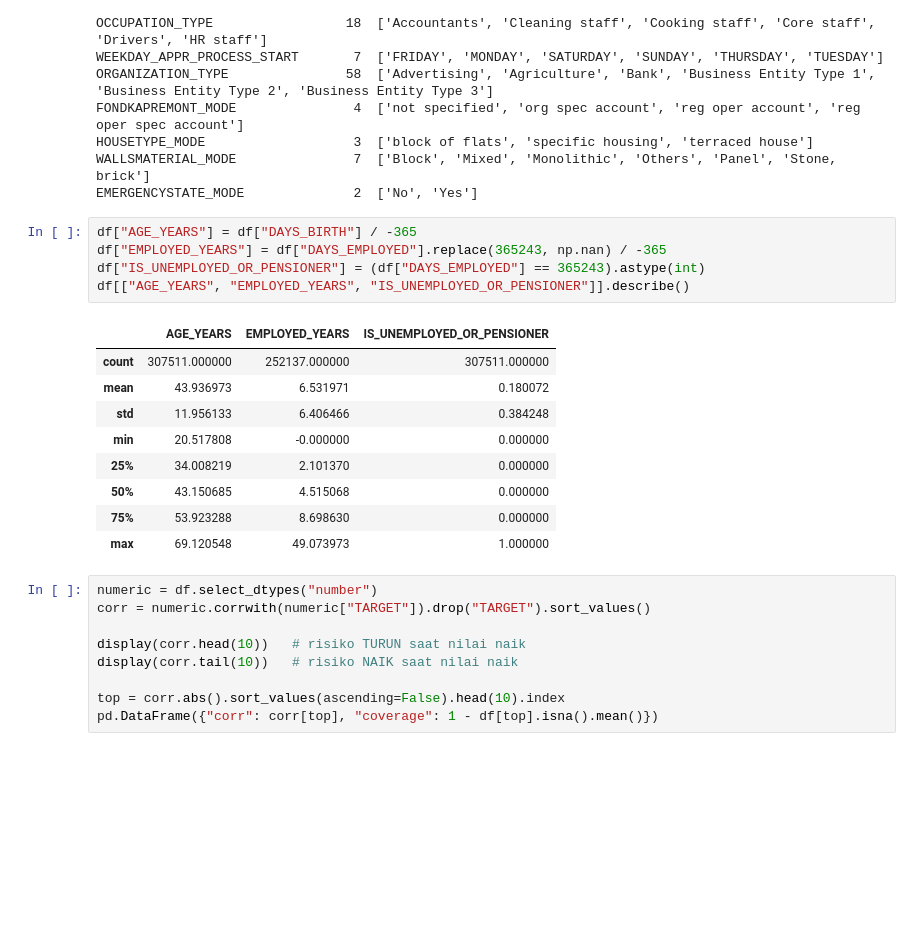
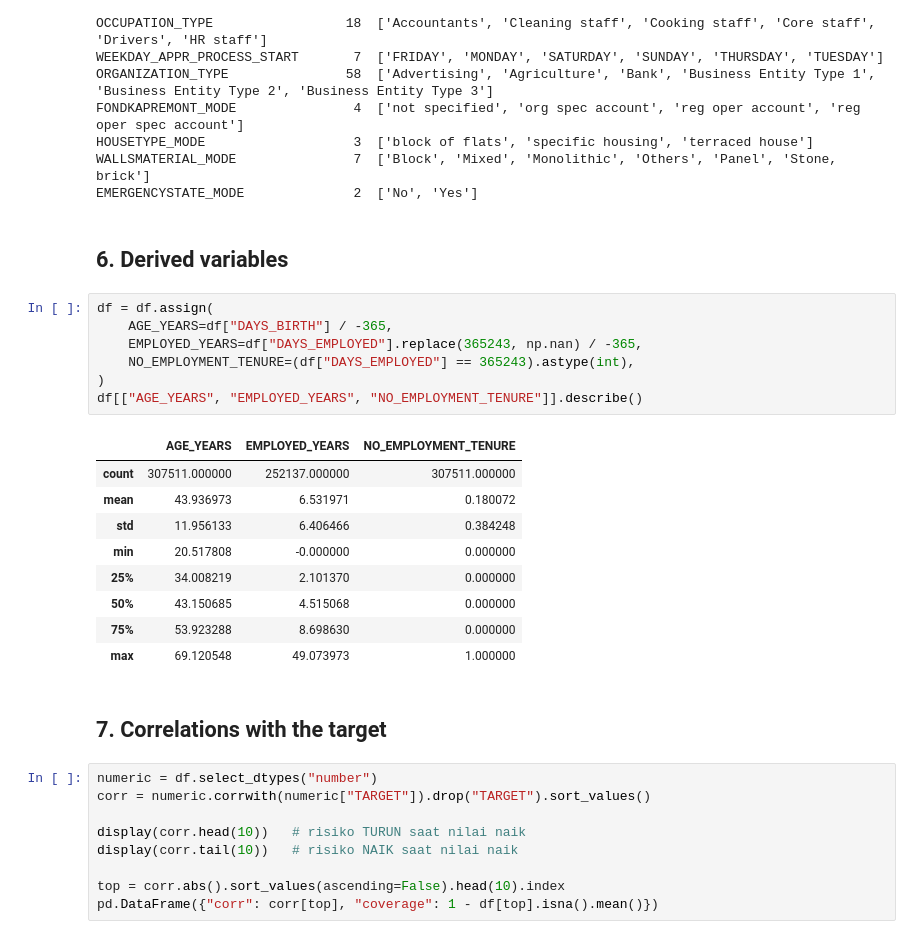
Before and after one commit to ibrahim-ichsan/creditflow-intelligence, a Jupyter notebook: notebooks/01_eda.ipynb, the cells around one changed output. Cells and saved outputs as stored; diff of their text form; blank space fills up the shorter version.

```diff
--- a/notebooks/01_eda.ipynb
+++ b/notebooks/01_eda.ipynb
@@ -266,13 +245,17 @@ FONDKAPREMONT_MODE               4  ['not specified', 'org spec account', 'reg o
 HOUSETYPE_MODE                   3  ['block of flats', 'specific housing', 'terraced house']
 WALLSMATERIAL_MODE               7  ['Block', 'Mixed', 'Monolithic', 'Others', 'Panel', 'Stone, brick']
 EMERGENCYSTATE_MODE              2  ['No', 'Yes']
+# %% [markdown]
+## 6. Derived variables
 # %%
-df["AGE_YEARS"] = df["DAYS_BIRTH"] / -365
-df["EMPLOYED_YEARS"] = df["DAYS_EMPLOYED"].replace(365243, np.nan) / -365
-df["IS_UNEMPLOYED_OR_PENSIONER"] = (df["DAYS_EMPLOYED"] == 365243).astype(int)
-df[["AGE_YEARS", "EMPLOYED_YEARS", "IS_UNEMPLOYED_OR_PENSIONER"]].describe()
+df = df.assign(
+    AGE_YEARS=df["DAYS_BIRTH"] / -365,
+    EMPLOYED_YEARS=df["DAYS_EMPLOYED"].replace(365243, np.nan) / -365,
+    NO_EMPLOYMENT_TENURE=(df["DAYS_EMPLOYED"] == 365243).astype(int),
+)
+df[["AGE_YEARS", "EMPLOYED_YEARS", "NO_EMPLOYMENT_TENURE"]].describe()
 # %% [output]
-|  | AGE_YEARS | EMPLOYED_YEARS | IS_UNEMPLOYED_OR_PENSIONER |
+|  | AGE_YEARS | EMPLOYED_YEARS | NO_EMPLOYMENT_TENURE |
 | count | 307511.000000 | 252137.000000 | 307511.000000 |
 | mean | 43.936973 | 6.531971 | 0.180072 |
 | std | 11.956133 | 6.406466 | 0.384248 |
@@ -281,6 +264,8 @@ df[["AGE_YEARS", "EMPLOYED_YEARS", "IS_UNEMPLOYED_OR_PENSIONER"]].describe()
 | 50% | 43.150685 | 4.515068 | 0.000000 |
 | 75% | 53.923288 | 8.698630 | 0.000000 |
 | max | 69.120548 | 49.073973 | 1.000000 |
+# %% [markdown]
+## 7. Correlations with the target
 # %%
 numeric = df.select_dtypes("number")
 corr = numeric.corrwith(numeric["TARGET"]).drop("TARGET").sort_values()
```
Also changed, not shown: parts of 13 cells of this notebook.
